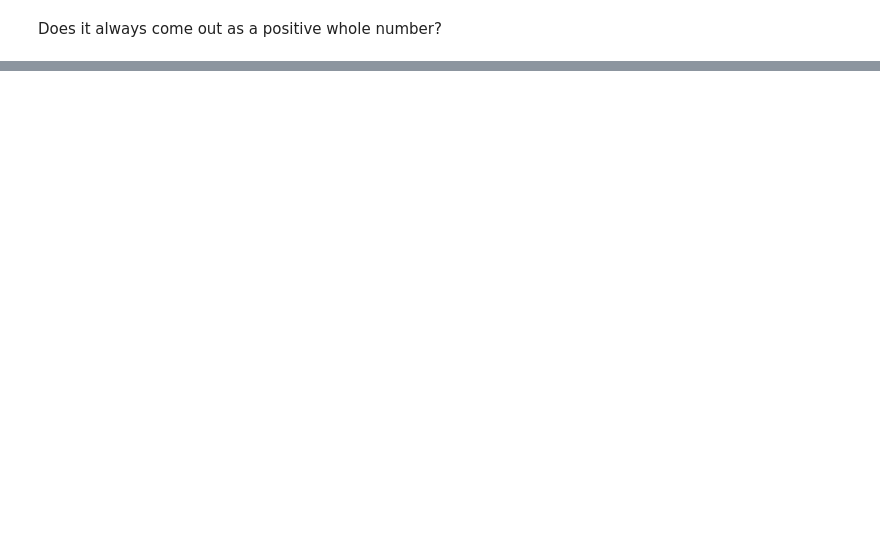
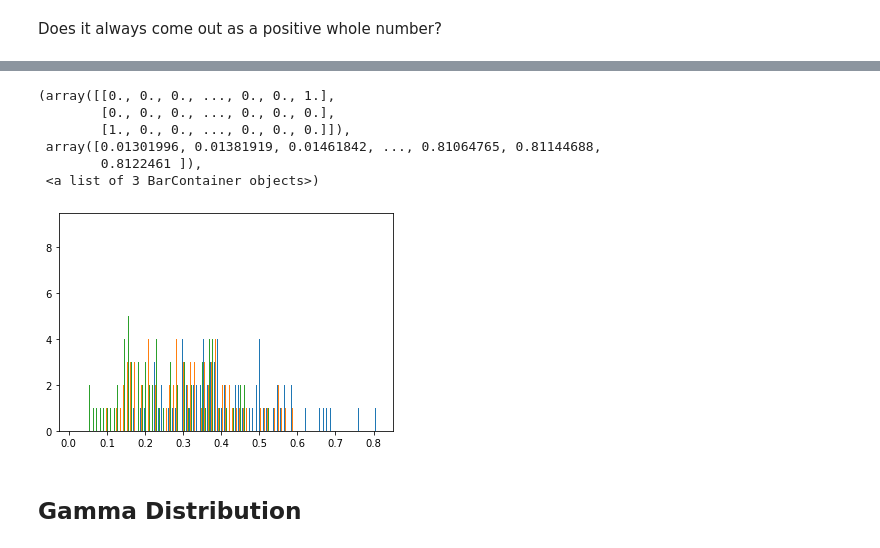
Before and after one commit to MegTully/FundamentalsDA-Assessment, a Jupyter notebook: 03-Randomness Exercise.ipynb, the cells around one changed output, grey strips where cells are left out. Saved outputs shown, nothing was run; the diff lists cells and outputs as text; code cells hidden in the pictures; blank space fills up the shorter version.

Commit message:
Randomess exercises

```diff
--- a/03-Randomness Exercise.ipynb
+++ b/03-Randomness Exercise.ipynb
@@ -31,0 +99,13 @@ Note that there are the same number of ways to get 4 tails as there to get 4 hea
+# %%
+import numpy as np
+# Create 0 seeded random number generator to ensure we keep getting the same random generated values
+rng = np.random.default_rng(0)
+
+# alpha of the distribution (length k for sample of length k
+alpha = 5, 4, 3
+
+#the size of the array of values
+size = 1000
+# Generate 1000 numbers on a dirichlet distribution.
+samples2 = rng.dirichlet(alpha,size)
+samples2
@@ -31,0 +120,17 @@ Note that there are the same number of ways to get 4 tails as there to get 4 hea
+# %%
+import matplotlib.pyplot as plt
+# Create a figure.
+fig, ax = plt.subplots()
+
+# Create histogram because dirichelet is continuous
+ax.hist(samples2, bins=1000)
+# %% [output]
+(array([[0., 0., 0., ..., 0., 0., 1.],
+        [0., 0., 0., ..., 0., 0., 0.],
+        [1., 0., 0., ..., 0., 0., 0.]]),
+ array([0.01301996, 0.01381919, 0.01461842, ..., 0.81064765, 0.81144688,
+        0.8122461 ]),
+ <a list of 3 BarContainer objects>)
+[figure, added]
+# %% [markdown]
+## Gamma Distribution
```
Also changed, not shown: parts of 16 cells of this notebook.
